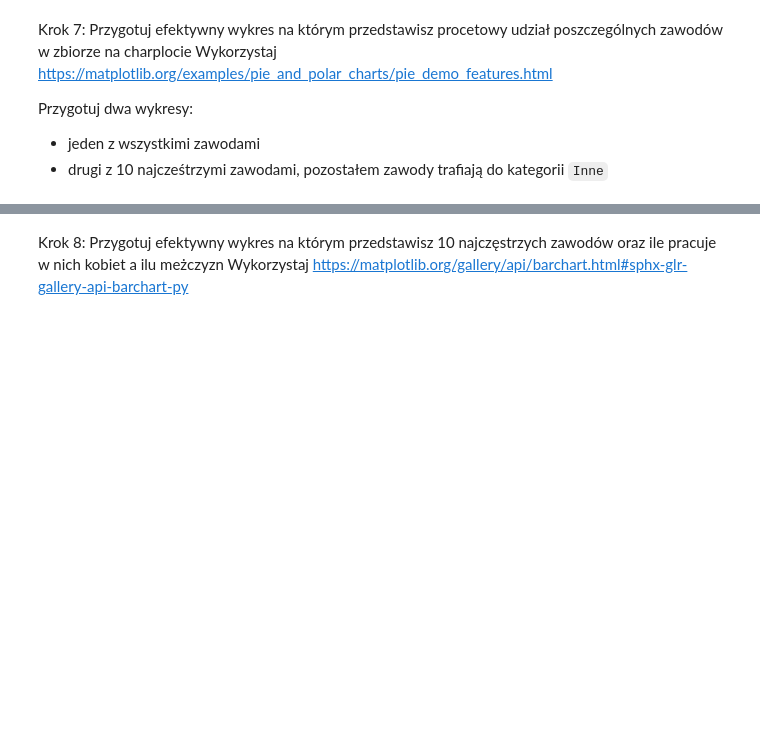
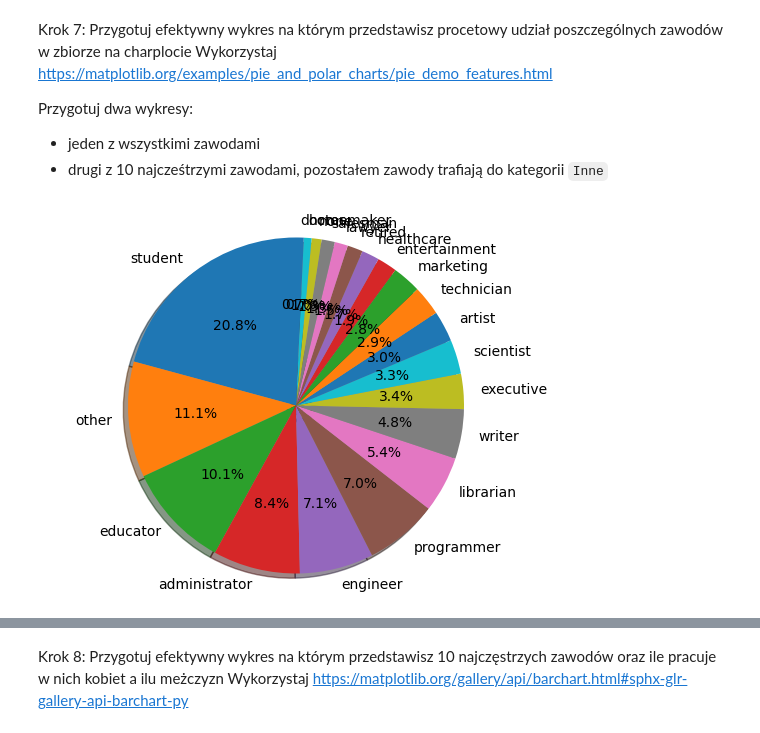
Before and after one commit to AgnSud/effective_python, a Jupyter notebook: lab12.ipynb, the cells around one changed output, grey strips where cells are left out. Saved outputs shown, nothing was run; the diff lists cells and outputs as text; code cells hidden in the pictures; blank space fills up the shorter version.

```diff
--- a/lab12.ipynb
+++ b/lab12.ipynb
@@ -230,5 +230,7 @@ Mediana: 11006.06946789057
 ## Część II
 # %% [markdown]
 Krok 1: Wczytaj dane
+# %%
+df = pd.read_csv('lab12_files/ocupation.csv', sep='|')
 # %% [markdown]
 Krok 2: Podejrzyj pierwsze 25 rekordów
@@ -241,2 +298,5 @@ Krok 5: Wypisz nazwy kolumn
 # %% [markdown]
 Krok 6: Ile różnych zawodów jest w zbiorze?
+# %%
+diff_occ = df['occupation'].value_counts()
+diff_occ
@@ -247,3 +325,14 @@ Wykorzystaj https://matplotlib.org/examples/pie_and_polar_charts/pie_demo_featur
 Przygotuj dwa wykresy:
 - jeden z wszystkimi zawodami
 - drugi z 10 najcześtrzymi zawodami, pozostałem zawody trafiają do kategorii `Inne`
+# %%
+import matplotlib.pyplot as plt
+
+fig1, ax1 = plt.subplots()
+ax1.pie(diff_occ.values, labels=diff_occ.index.to_list(), autopct='%1.1f%%',
+        shadow=True, startangle=90)
+ax1.axis('equal')
+
+plt.show()
+# %% [output]
+[figure, added]
```
Also changed, not shown: parts of 14 cells of this notebook.
